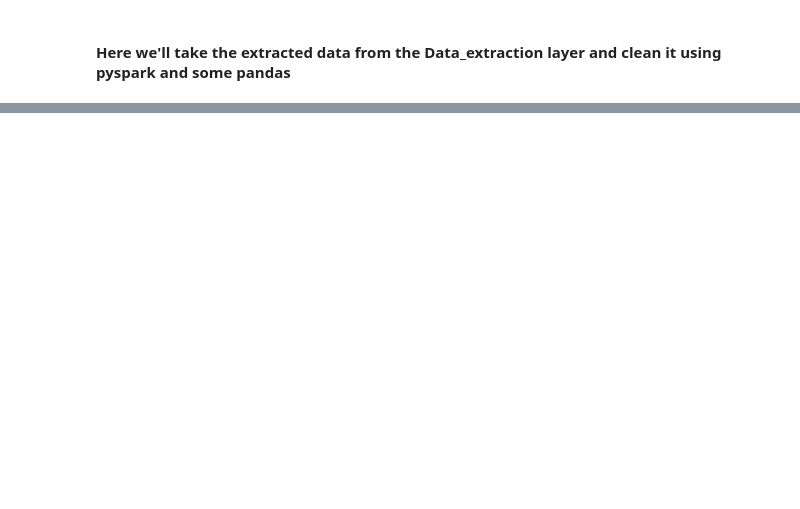
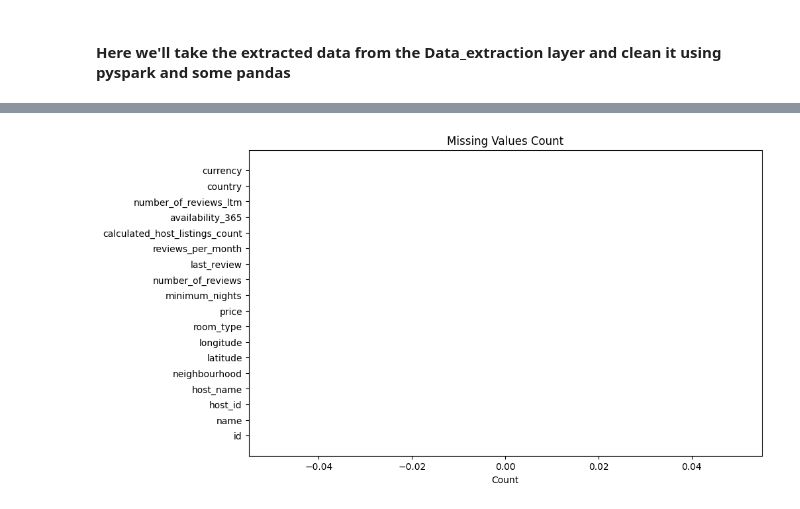
Before and after one commit to Nel-zi/GlobalStay, a Jupyter notebook: Data_cleaning.ipynb, the cells around one changed output, grey strips where cells are left out. Saved outputs shown, nothing was run; the diff lists cells and outputs as text; code cells hidden in the pictures; blank space fills up the shorter version.

```diff
--- a/Data_cleaning.ipynb
+++ b/Data_cleaning.ipynb
@@ -27,0 +266,3 @@ spark
+# %%
+# Drop columns with more than 50% missing values
+columns_to_drop = [column for column, count in missing_values if count > 0.5 * listing_df.count()]
@@ -27,0 +273,3 @@ spark
+# %%
+# Now we can then go on to remove the columns with more than 50% missing values from listing_df by removing columns_to_drop
+listing_df = listing_df.drop(*columns_to_drop)
@@ -27,0 +302,14 @@ spark
+# %%
+# Define a list of values that indicate "missing" data
+missing_strings = ["missing_values", "N/A", "nan", ""]
+
+from functools import reduce  # Import reduce
+# Drop rows where ANY column contains these missing values
+# Apply filter condition to all columns dynamically
+cleaned_df = listing_df.filter(
+    reduce(lambda a, b: a & b, [~col(c).isin(missing_strings) for c in listing_df.columns])
+)
+# %%
+# Checking to see if all rows with missing values have been dropped using **Option 1:**
+null_counts = [(column, cleaned_df.where(col(column).isNull()).count() + cleaned_df.where(col(column) == 'nan').count())
+               for column in cleaned_df.columns]
@@ -27,0 +337,28 @@ spark
+# %%
+# Now let's plot a graph to visualise the distribution of the missing values
+def visualisation():
+    plt.figure(figsize=(10,6))
+    plt.barh(*zip(*null_counts), color='darkred')
+    plt.xlabel('Count')
+    plt.title('Missing Values Count')
+    plt.show()
+
+visualisation()
+
+
+
+# A more comprehensive version
+# def visualisation():
+#     fig, ax = plt.subplots(figsize=(10, 6))
+#     ax.barh(missing_values_pd.columns, missing_values_pd.iloc[0], color='darkred')
+#     ax.set_xlabel('Count')
+#     ax.set_ylabel('Columns')
+#     ax.set_title('Missing Values Count')
+
+#     return fig  # Returns the figure object instead of displaying it
+
+# # Example usage:
+# fig = visualisation()
+# fig.savefig("missing_values.png")  # Save the figure if needed
+# %% [output]
+[figure, added]
```
Also changed, not shown: parts of 47 cells of this notebook, 2 other files.
